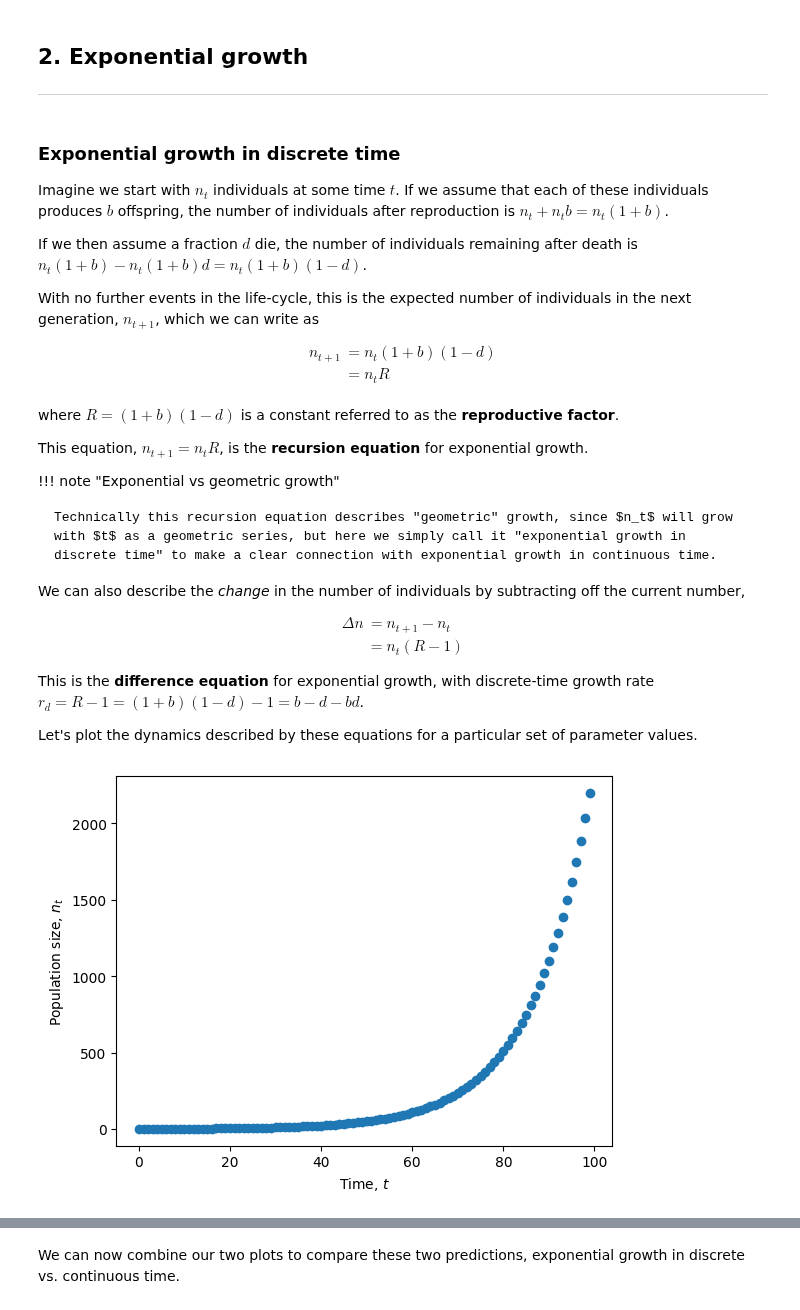
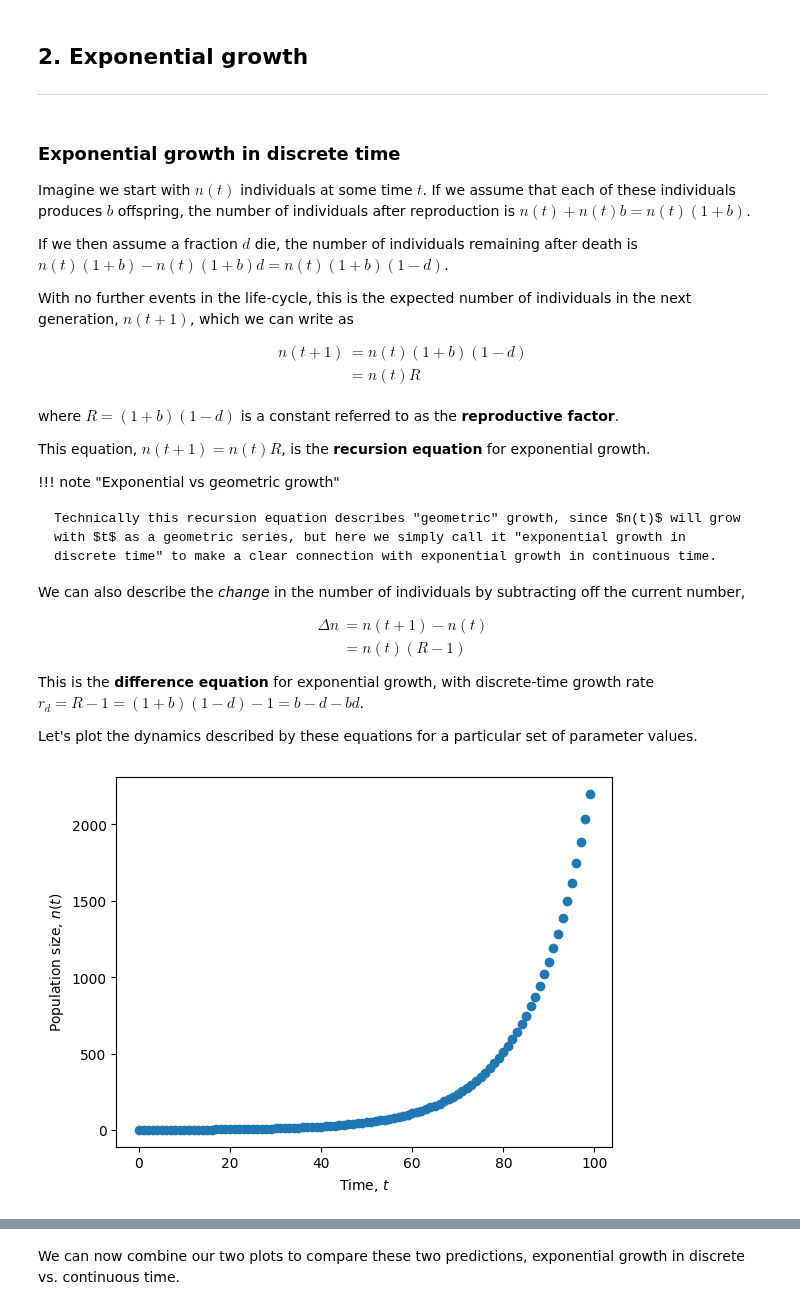
Before and after one commit to osmond-lab/eeb314, a Jupyter notebook: notebooks/lectures/lecture-03.ipynb, the cells around one changed output, grey strips where cells are left out. Cells and saved outputs as stored; diff of their text form; code cells hidden in the pictures.

```diff
--- a/notebooks/lectures/lecture-03.ipynb
+++ b/notebooks/lectures/lecture-03.ipynb
@@ -34,35 +34,35 @@ We’ll start with the simpler exponential model.
 # %% [markdown]
 ### Exponential growth in discrete time
 
-Imagine we start with $n_t$ individuals at some time $t$. If we assume that each of these individuals produces $b$ offspring, the number of individuals after reproduction is $n_t + n_t b = n_t(1 + b)$.
+Imagine we start with $n(t)$ individuals at some time $t$. If we assume that each of these individuals produces $b$ offspring, the number of individuals after reproduction is $n(t) + n(t) b = n(t)(1 + b)$.
 
-If we then assume a fraction $d$ die, the number of individuals remaining after death is $n_t(1+b) - n_t(1+b)d = n_t(1+b)(1-d)$.
+If we then assume a fraction $d$ die, the number of individuals remaining after death is $n(t)(1+b) - n(t)(1+b)d = n(t)(1+b)(1-d)$.
 
-With no further events in the life-cycle, this is the expected number of individuals in the next generation, $n_{t+1}$, which we can write as
+With no further events in the life-cycle, this is the expected number of individuals in the next generation, $n(t+1)$, which we can write as
 
 $$
 \begin{aligned}
-n_{t+1}
-&= n_t(1+b)(1-d) \\
-&= n_t R \\
+n(t+1)
+&= n(t)(1+b)(1-d) \\
+&= n(t) R \\
 \end{aligned}
 $$
 
 where $R=(1+b)(1-d)$ is a constant referred to as the **reproductive factor**.
 
-This equation, $n_{t+1}=n_t R$, is the **recursion equation** for exponential growth.
+This equation, $n(t+1)=n(t) R$, is the **recursion equation** for exponential growth.
 
 !!! note "Exponential vs geometric growth"
 
-    Technically this recursion equation describes "geometric" growth, since $n_t$ will grow with $t$ as a geometric series, but here we simply call it "exponential growth in discrete time" to make a clear connection with exponential growth in continuous time.
+    Technically this recursion equation describes "geometric" growth, since $n(t)$ will grow with $t$ as a geometric series, but here we simply call it "exponential growth in discrete time" to make a clear connection with exponential growth in continuous time.
 
 We can also describe the *change* in the number of individuals by subtracting off the current number,
 
 $$
 \begin{aligned}
 \Delta n
-&= n_{t+1} - n_t\\
-&= n_t(R-1)
+&= n(t+1) - n(t)\\
+&= n(t)(R-1)
 \end{aligned}
 $$
 
@@ -72,26 +72,26 @@ Let's plot the dynamics described by these equations for a particular set of par
 # %%
 import numpy as np
 import matplotlib.pyplot as plt
 
 def exponential_discrete(nt, b, d):
     '''recursion equation giving population size in next time step as a function
     of the population size at this time, nt, and the birth and death rates, b and d.'''
     return nt * (1 + b) * (1 - d)
 
 # Grow population
 nd, nt, b, d = [], 1, 0.2, 0.1 #define empty list nd to store population sizes and choose parameter values
 for t in np.arange(0,100): #for time from 0 to 99
     nt = exponential_discrete(nt, b, d) #get the next population size from the recursion equation
     nd.append(nt) #and append it to the list
 
 # Plot growth
 fig, ax = plt.subplots()
 ax.scatter(np.arange(0, 100), nd) #plot population size at each time
 ax.set_xlabel('Time, $t$')
-ax.set_ylabel('Population size, $n_t$')
+ax.set_ylabel('Population size, $n(t)$')
 plt.show()
 # %% [output]
-[figure, old version]
+[figure, new version]
 # %% [markdown]
 ### Exponential growth in continuous time
 
```
Also changed, not shown: parts of 10 cells of this notebook, 23 other files.
